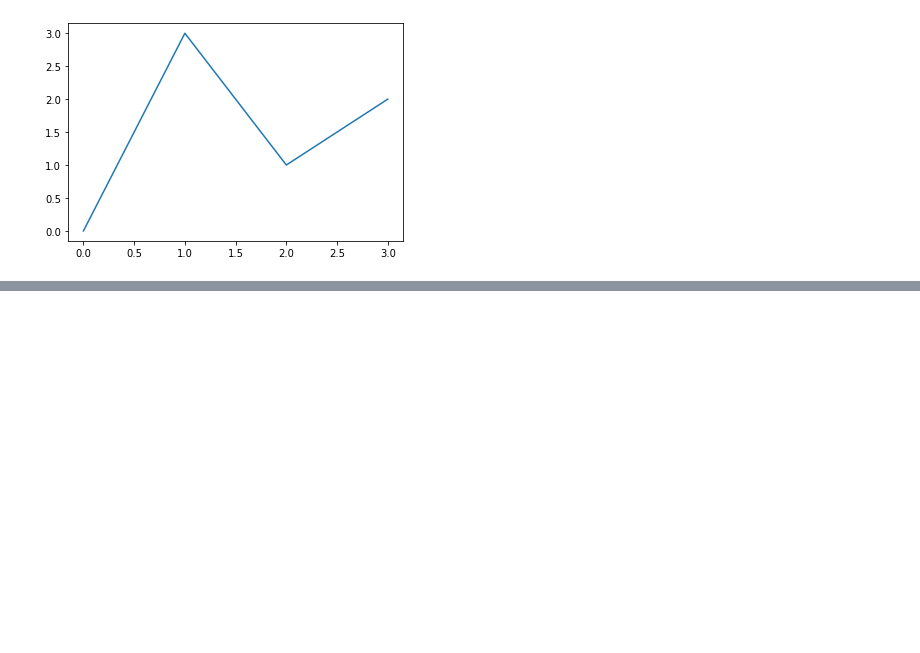
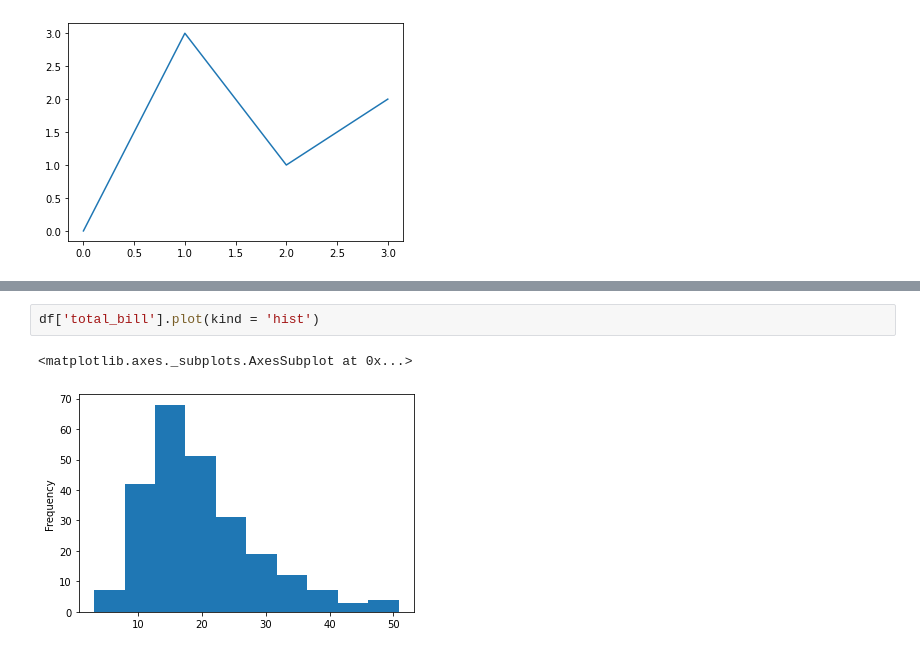
Before and after one commit to tempcat07/numpy, a Jupyter notebook: mynump.ipynb, the cells around one changed output, grey strips where cells are left out. Drawn from its saved outputs; the diff is of its cells as text; blank space fills up the shorter version.

```diff
--- a/mynump.ipynb
+++ b/mynump.ipynb
@@ -854,0 +929,5 @@ plt.plot([0, 1, 2, 3], [0, 3, 1, 2])
+# %%
+df['total_bill'].plot(kind = 'hist')
+# %% [output]
+<matplotlib.axes._subplots.AxesSubplot at 0x...>
+[figure, added]
```
Also changed, not shown: parts of 33 cells of this notebook.
